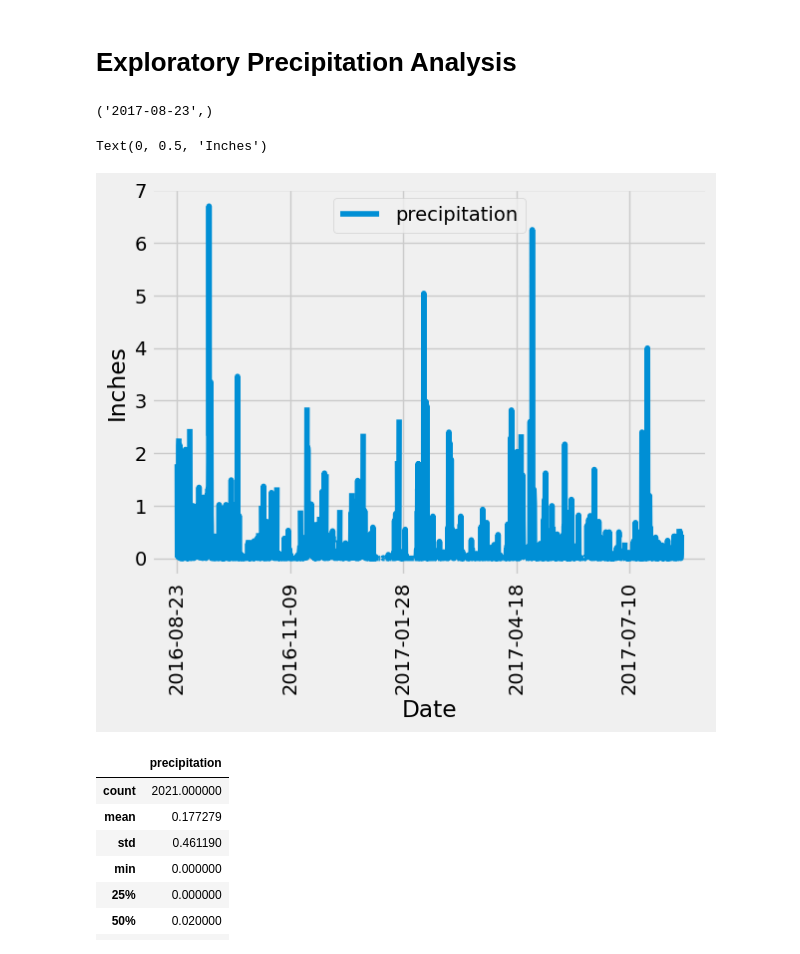
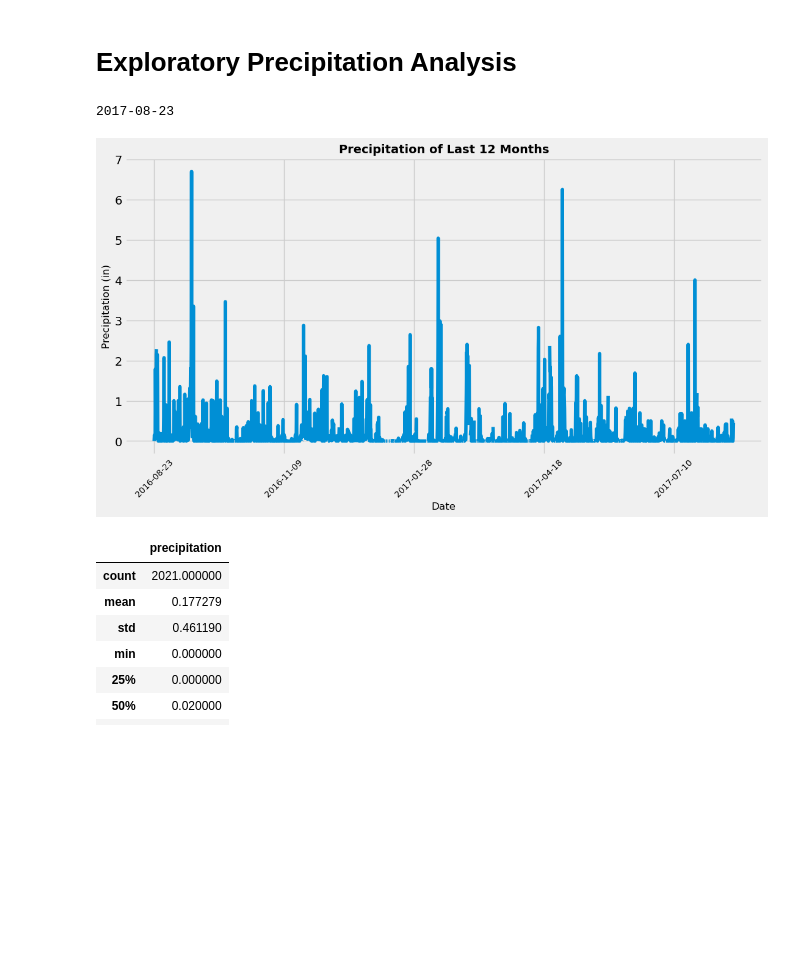
Before and after one commit to Sharkb8t/sqlalchemy-challenge, a Jupyter notebook: SurfsUp/climate.ipynb, the cells around one changed output. Cells and saved outputs as stored; diff of their text form; code cells hidden in the pictures; blank space fills up the shorter version.

```diff
--- a/SurfsUp/climate.ipynb
+++ b/SurfsUp/climate.ipynb
@@ -19,8 +19,10 @@ from sqlalchemy import create_engine, func
 # create engine to hawaii.sqlite
 engine = create_engine("sqlite:///Resources/hawaii.sqlite")
 # %%
-# reflect an existing database into a new model
+# Reflect the existing database into a new model
+Base = automap_base()
 
-# reflect the tables
+# Reflect the tables
+Base.prepare(autoload_with=engine)
 # %%
 # View all of the classes that automap found
@@ -28,33 +31,49 @@ engine = create_engine("sqlite:///Resources/hawaii.sqlite")
 ['measurement', 'station']
 # %%
 # Save references to each table
+Measurement = Base.classes.measurement
+Station = Base.classes.station
 # %%
 # Create our session (link) from Python to the DB
+session = Session(engine)
 # %% [markdown]
 # Exploratory Precipitation Analysis
 # %%
 # Find the most recent date in the data set.
+most_recent_date = session.query(func.max(Measurement.date)).scalar()
+
+# Check the most recent date logged (should be '2017-08-23')
+print(most_recent_date)
 # %% [output]
-('2017-08-23',)
+2017-08-23
 # %%
 # Design a query to retrieve the last 12 months of precipitation data and plot the results.
 # Starting from the most recent data point in the database.
 
 # Calculate the date one year from the last date in data set.
-
+one_year_ago = dt.datetime.strptime(most_recent_date, "%Y-%m-%d") - dt.timedelta(days=365)
 
 # Perform a query to retrieve the data and precipitation scores
-
+results = session.query(Measurement.date, Measurement.prcp)\
+    .filter(func.strftime("%Y-%m-%d", Measurement.date) >= one_year_ago.strftime("%Y-%m-%d"))\
+    .order_by(Measurement.date).all()
 
 # Save the query results as a Pandas DataFrame. Explicitly set the column names
-
+df = pd.DataFrame(results, columns=['date', 'precipitation'])
 
 # Sort the dataframe by date
-
+df.set_index('date', inplace=True)
+df.sort_index(inplace=True)
 
 # Use Pandas Plotting with Matplotlib to plot the data
+df.plot(figsize=(12,6), rot=90)
+plt.xticks(fontsize=10, rotation=45)
+plt.xlabel("Date", fontsize=12)
+plt.ylabel("Precipitation (in)", fontsize=12)
+plt.title("Precipitation of Last 12 Months", fontsize=14, fontweight="bold")
+plt.legend().remove()
+plt.show()
 # %% [output]
-Text(0, 0.5, 'Inches')
-[figure, old version]
+[figure, new version]
 # %%
 # Use Pandas to calculate the summary statistics for the precipitation data
```
Also changed, not shown: parts of 6 cells of this notebook, 1 other file.
